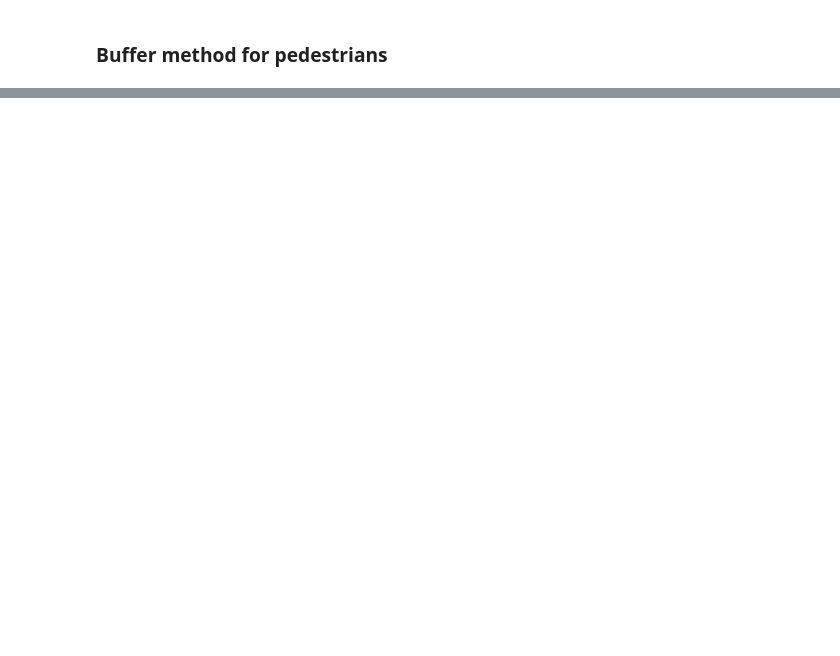
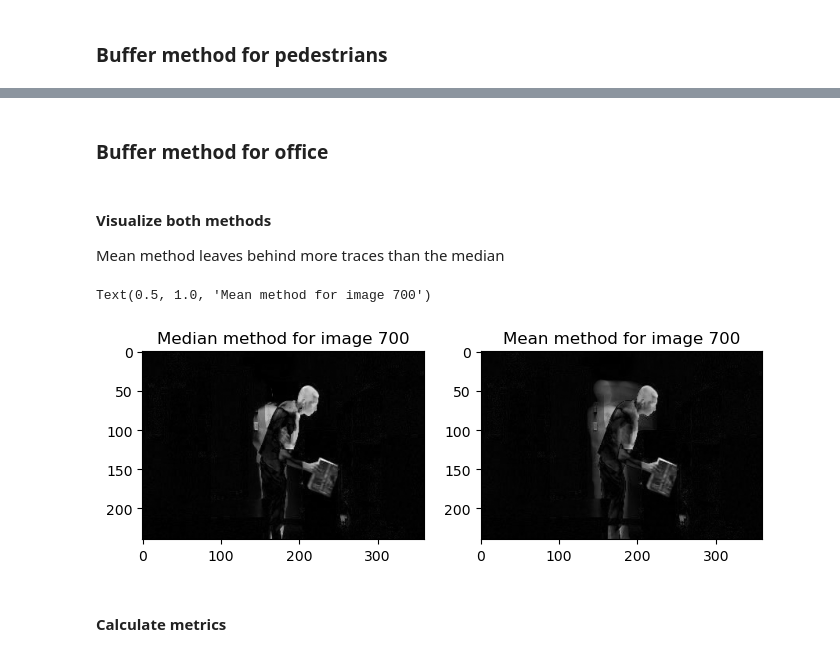
Before and after one commit to MrWlobo/Zaawansowane_Algorytmy_Wizyjne, a Jupyter notebook: Lab03/ZAW_Lab03.ipynb, the cells around one changed output, grey strips where cells are left out. Cells and saved outputs as stored; diff of their text form; code cells hidden in the pictures; blank space fills up the shorter version.

```diff
--- a/Lab03/ZAW_Lab03.ipynb
+++ b/Lab03/ZAW_Lab03.ipynb
@@ -192,0 +214,30 @@ print(sum(f1_scores_mean) / len(f1_scores_mean))
+# %% [markdown]
+### Buffer method for office
+# %%
+img_height, img_width = img_office[0].shape
+office_median = buffer_method(img_width, img_height, img_office, 60)
+office_mean = buffer_method(img_width, img_height, img_office, 60, buf_func=np.mean)
+office_ground_truth = gt_office
+# %% [markdown]
+#### Visualize both methods
+
+Mean method leaves behind more traces than the median
+# %%
+image_id = 700
+
+median_office_visualization = img_office[image_id].copy()
+median_office_visualization = abs(median_office_visualization.astype("int16") - office_median[image_id]).astype("uint8")
+
+mean_office_visualization = img_office[image_id].copy()
+mean_office_visualization = abs(mean_office_visualization.astype("int16") - office_mean[image_id]).astype("uint8")
+
+figure, axis = plt.subplots(1, 2, figsize=(8, 4))
+axis[0].imshow(median_office_visualization)
+axis[0].set_title(f"Median method for image {image_id}")
+axis[1].imshow(mean_office_visualization)
+axis[1].set_title(f"Mean method for image {image_id}")
+# %% [output]
+Text(0.5, 1.0, 'Mean method for image 700')
+[figure, added]
+# %% [markdown]
+#### Calculate metrics
```
Also changed, not shown: parts of 11 cells of this notebook.
